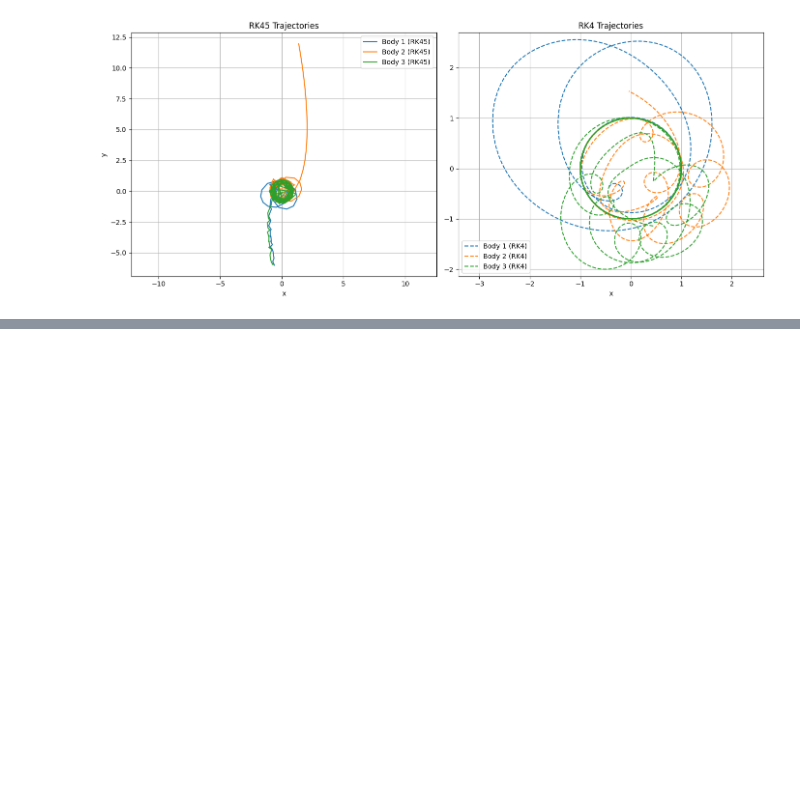
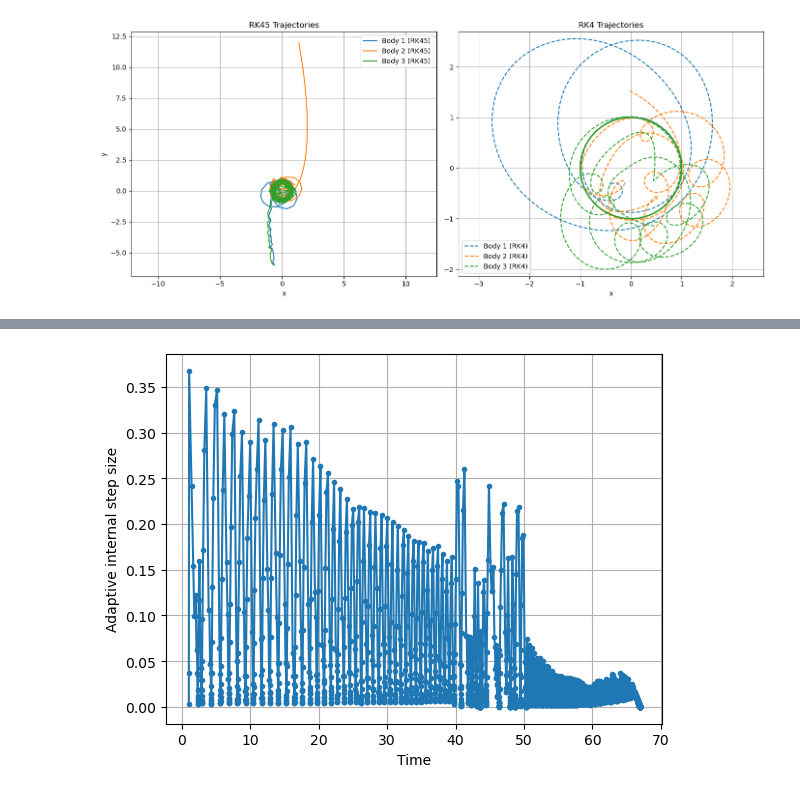
Before and after one commit to casafeng/ThreeBodyProblem, a Jupyter notebook: final_draft.ipynb, the cells around one changed output, grey strips where cells are left out. Cells and saved outputs as stored; diff of their text form; code cells hidden in the pictures; blank space fills up the shorter version.

```diff
--- a/final_draft.ipynb
+++ b/final_draft.ipynb
@@ -674,0 +855,18 @@ plt.show()
+# %%
+solution = solve_ivp(
+    fun=system_odes,
+    t_span=(time_s, time_e),
+    y0=init_cond_2,
+    args=(m1B, m2B, m3B)  # NO t_eval
+)
+
+t_rk45_internal = solution.t      # these are the adaptive internal time points
+dt_rk45_internal = np.diff(t_rk45_internal)
+
+plt.plot(t_rk45_internal[:-1], dt_rk45_internal, '.-')
+plt.xlabel("Time")
+plt.ylabel("Adaptive internal step size")
+plt.grid(True)
+plt.show()
+# %% [output]
+[figure, added]
```
Also changed, not shown: parts of 23 cells of this notebook.
